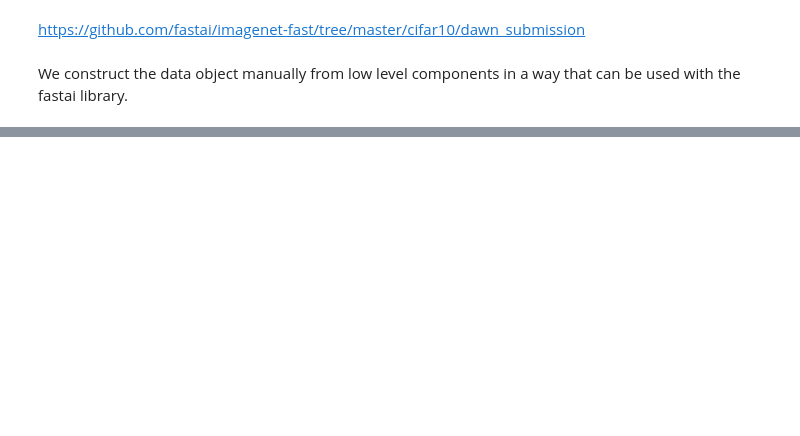
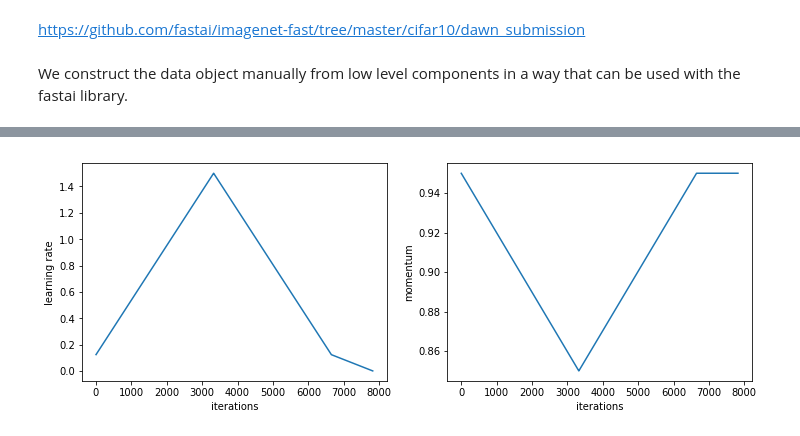
Before and after one commit to radekosmulski/machine_learning_notebooks, a Jupyter notebook: cifar10_fastai_dawnbench.ipynb, the cells around one changed output, grey strips where cells are left out. Drawn from its saved outputs; the diff is of its cells as text; code cells hidden in the pictures; blank space fills up the shorter version.

```diff
--- a/cifar10_fastai_dawnbench.ipynb
+++ b/cifar10_fastai_dawnbench.ipynb
@@ -205,0 +159,4 @@ epoch      trn_loss   val_loss   accuracy
+# %%
+learn.sched.plot_lr()
+# %% [output]
+[figure, added]
```
Also changed, not shown: parts of 26 cells of this notebook.
